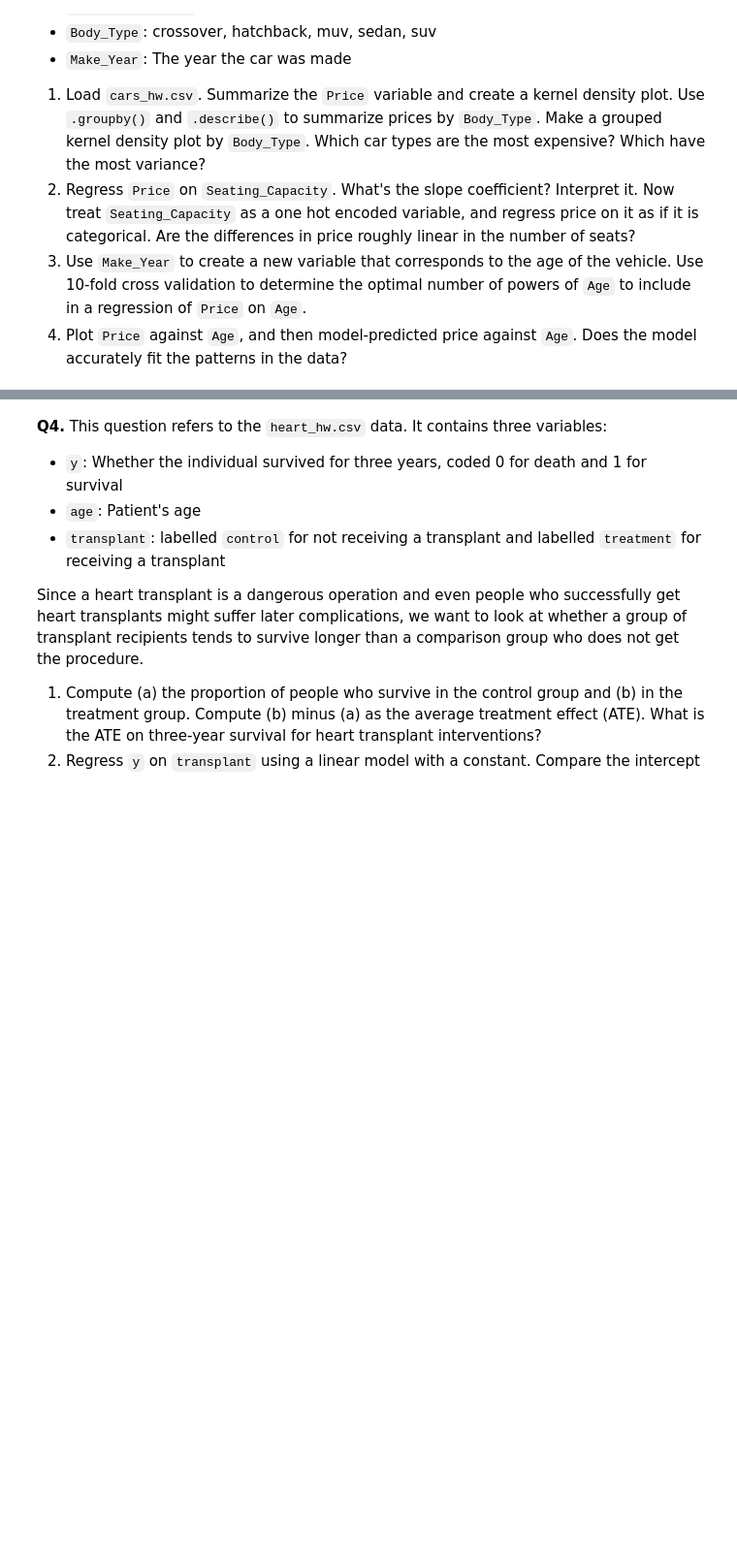
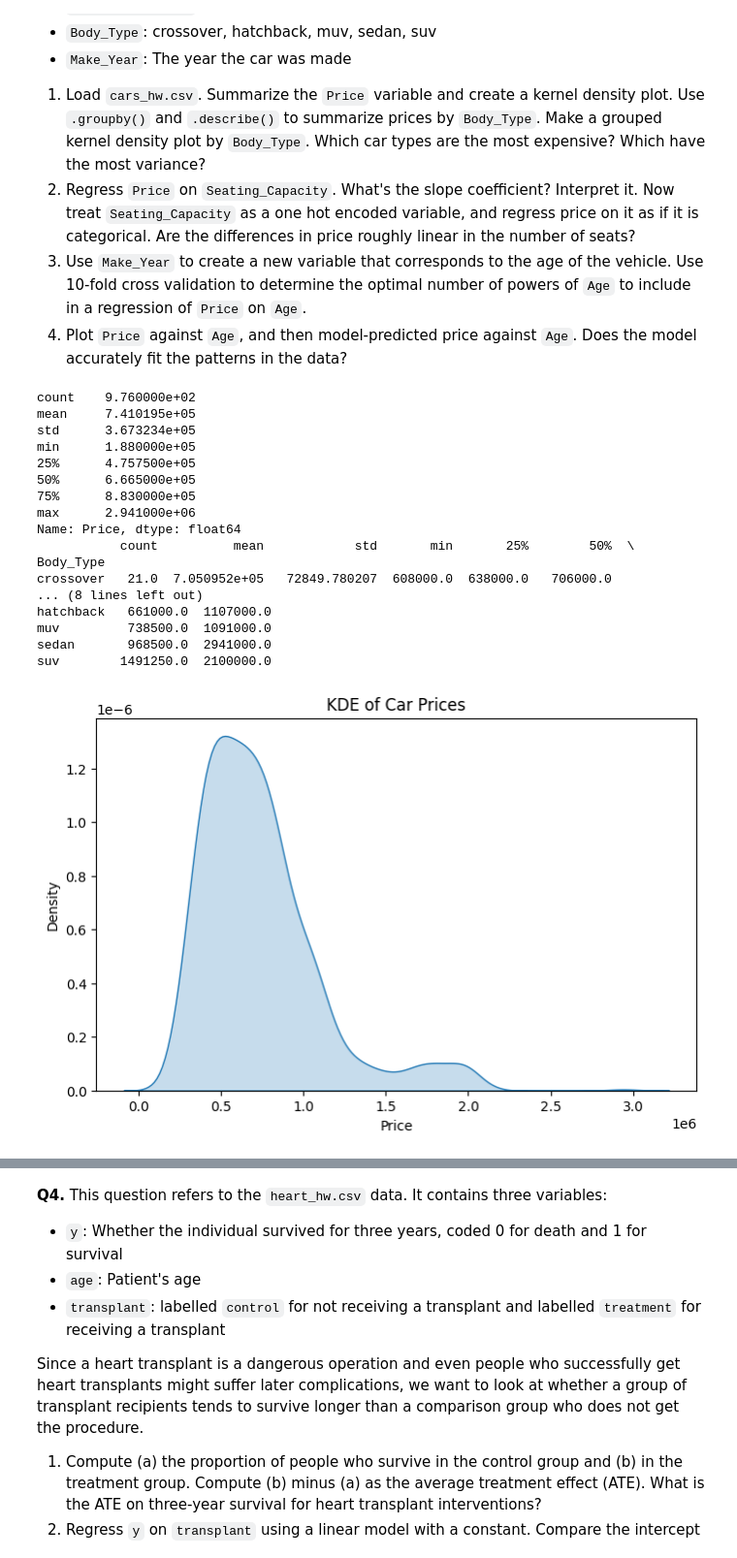
Before and after one commit to JasonYe05/undergrad_ml_assignments, a Jupyter notebook: 03_assignment_linear_models.ipynb, the cells around one changed output, grey strips where cells are left out. Shown at 97% size. Drawn from its saved outputs; the diff is of its cells as text; code cells hidden in the pictures; blank space fills up the shorter version.

```diff
--- a/03_assignment_linear_models.ipynb
+++ b/03_assignment_linear_models.ipynb
@@ -100,3 +61,43 @@ KeyError: 'Neighbourhood'
   2. Regress `Price` on `Seating_Capacity`. What's the slope coefficient? Interpret it. Now treat `Seating_Capacity` as a one hot encoded variable, and regress price on it as if it is categorical. Are the differences in price roughly linear in the number of seats?
   3. Use `Make_Year` to create a new variable that corresponds to the age of the vehicle. Use 10-fold cross validation to determine the optimal number of powers of `Age` to include in a regression of `Price` on `Age`.
   4. Plot `Price` against `Age`, and then model-predicted price against `Age`. Does the model accurately fit the patterns in the data?
+# %%
+import pandas as pd
+import seaborn as sns
+import matplotlib.pyplot as plt
+
+cars = pd.read_csv('./data/cars_hw.csv')
+
+print(cars["Price"].describe())
+
+body_summary = cars.groupby("Body_Type")["Price"].describe()
+print(body_summary)
+
+plt.figure(figsize=(8,5))
+sns.kdeplot(data=cars, x="Price", fill=True)
+plt.title("KDE of Car Prices")
+plt.show()
+
+plt.figure(figsize=(9,6))
+sns.kdeplot(data=cars, x="Price", hue="Body_Type", common_norm=False)
+plt.title("KDE of Car Prices by Body Type")
+plt.show()
+# %% [output]
+count    9.760000e+02
+mean     7.410195e+05
+std      3.673234e+05
+min      1.880000e+05
+25%      4.757500e+05
+50%      6.665000e+05
+75%      8.830000e+05
+max      2.941000e+06
+Name: Price, dtype: float64
+           count          mean            std       min       25%        50%  \
+Body_Type
+crossover   21.0  7.050952e+05   72849.780207  608000.0  638000.0   706000.0
+... (8 lines left out)
+hatchback   661000.0  1107000.0
+muv         738500.0  1091000.0
+sedan       968500.0  2941000.0
+suv        1491250.0  2100000.0
+[figure, added]
```
Also changed, not shown: parts of 13 cells of this notebook.
